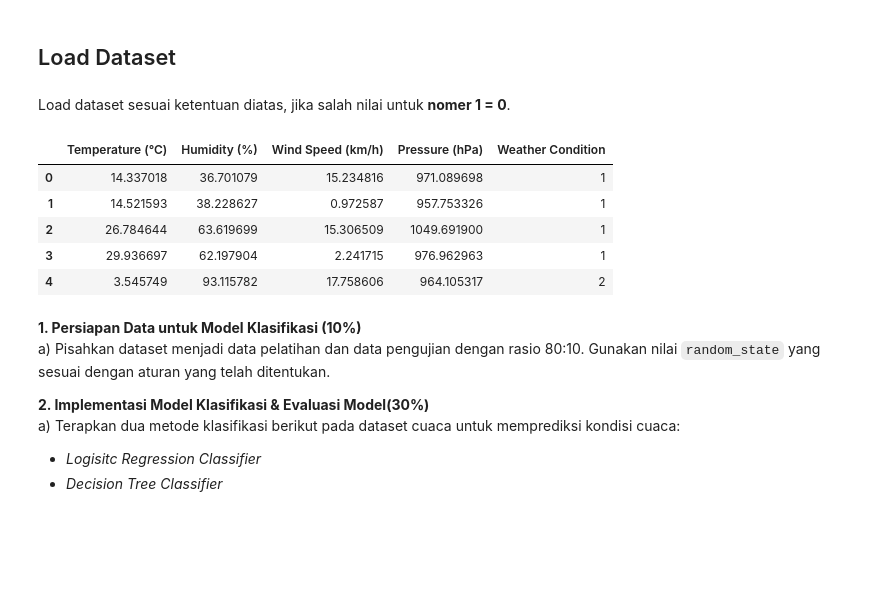
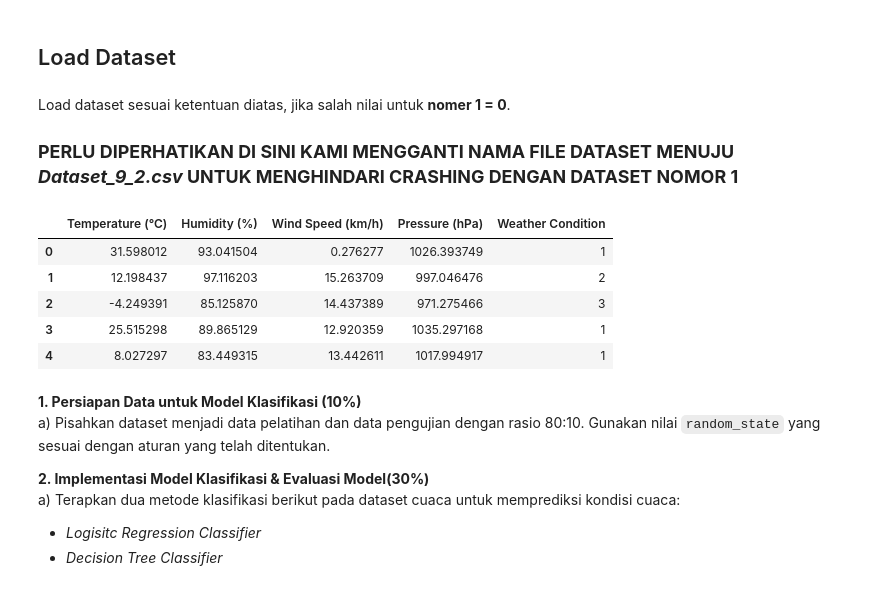
Before and after one commit to Farhan1706/pma2024, a Jupyter notebook: Kelompok 9_UTSPMA.ipynb, the cells around one changed output. Saved outputs shown, nothing was run; the diff lists cells and outputs as text; code cells hidden in the pictures; blank space fills up the shorter version.

```diff
--- a/Kelompok 9_UTSPMA.ipynb
+++ b/Kelompok 9_UTSPMA.ipynb
@@ -862,18 +862,21 @@ Link download dataser [Dataset Klasifikasi](https://telkomuniversityofficial-my.
 ## Load Dataset
 # %% [markdown]
 Load dataset sesuai ketentuan diatas, jika salah nilai untuk **nomer 1 = 0**.
+
+
+### **PERLU DIPERHATIKAN DI SINI KAMI MENGGANTI NAMA FILE DATASET MENUJU *Dataset_9_2.csv* UNTUK MENGHINDARI CRASHING DENGAN DATASET NOMOR 1**
 # %%
 import pandas as pd
 
-data = pd.read_csv("Dataset_2.csv") #Ganti sesuai kelompok masing-masing
+data = pd.read_csv("Dataset_9_2.csv")
 data.head()
 # %% [output]
 |  | Temperature (°C) | Humidity (%) | Wind Speed (km/h) | Pressure (hPa) | Weather Condition |
-| 0 | 14.337018 | 36.701079 | 15.234816 | 971.089698 | 1 |
-| 1 | 14.521593 | 38.228627 | 0.972587 | 957.753326 | 1 |
-| 2 | 26.784644 | 63.619699 | 15.306509 | 1049.691900 | 1 |
-| 3 | 29.936697 | 62.197904 | 2.241715 | 976.962963 | 1 |
-| 4 | 3.545749 | 93.115782 | 17.758606 | 964.105317 | 2 |
+| 0 | 31.598012 | 93.041504 | 0.276277 | 1026.393749 | 1 |
+| 1 | 12.198437 | 97.116203 | 15.263709 | 997.046476 | 2 |
+| 2 | -4.249391 | 85.125870 | 14.437389 | 971.275466 | 3 |
+| 3 | 25.515298 | 89.865129 | 12.920359 | 1035.297168 | 1 |
+| 4 | 8.027297 | 83.449315 | 13.442611 | 1017.994917 | 1 |
 # %% [markdown]
 **1. Persiapan Data untuk Model Klasifikasi (10%)**\
 a) Pisahkan dataset menjadi data pelatihan dan data pengujian dengan rasio 80:10. Gunakan nilai `random_state` yang sesuai dengan aturan yang telah ditentukan.
```
Also changed, not shown: parts of 19 cells of this notebook, 1 other file.
